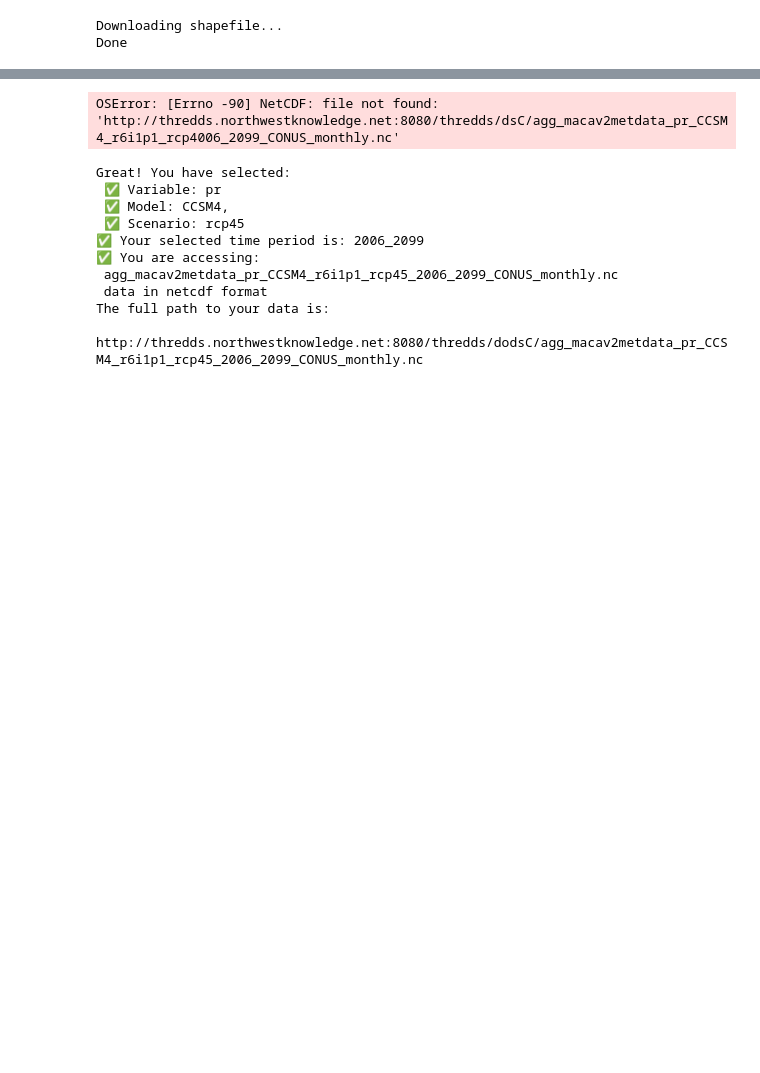
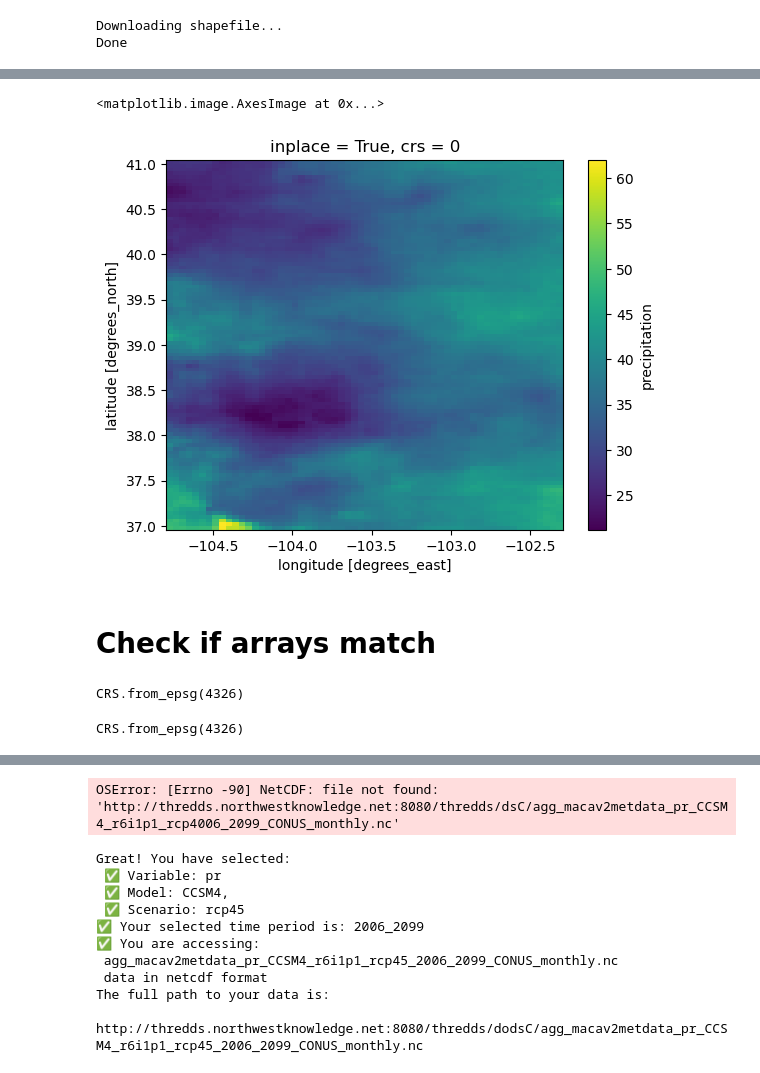
Before and after one commit to pth6570/earth-analytics-intro-final, a Jupyter notebook: final.ipynb, the cells around one changed output, grey strips where cells are left out. Drawn from its saved outputs; the diff is of its cells as text; code cells hidden in the pictures; blank space fills up the shorter version.

```diff
--- a/final.ipynb
+++ b/final.ipynb
@@ -236,0 +329,10 @@ aoi_clip_slope = aoi_slope.rio.clip(select_grassland_gdf.geometry)
+# %%
+# select_grassland_gdf.to_crs(CCSM4_rcp45_pr_da.rio.crs).plot()
+# maca_crs = CCSM4_2050_rcp45_pr_da.rio.crs
+CCSM4_2050_rcp45_pr_da = CCSM4_2050_rcp45_pr_da.assign_coords(lon =  CCSM4_2050_rcp45_pr_da.lon - 360, inplace=True)
+precipitation_da = CCSM4_2050_rcp45_pr_da.precipitation
+precipitation_da.rio.write_crs("epsg:4326", inplace=True)
+precipitation_da.rio.set_spatial_dims('lon','lat',inplace=True)
+# CCSM4_2050_rcp45_pr_da = CCSM4_rcp45_pr_da.rio.write_crs(da_crs)
+
+precipitation_da.mean('time').hvplot(rasterize=True) * select_grassland_gdf.hvplot()
@@ -236,0 +358,6 @@ aoi_clip_slope = aoi_slope.rio.clip(select_grassland_gdf.geometry)
+# %%
+# Clip to area of interest.
+CCSM4_2050_rcp45_pr_clip_da = precipitation_da.rio.clip_box(
+    *select_grassland_gdf.total_bounds
+)
+CCSM4_2050_rcp45_pr_clip_da
@@ -236,0 +382,15 @@ aoi_clip_slope = aoi_slope.rio.clip(select_grassland_gdf.geometry)
+# %%
+CCSM4_2050_rcp45_pr_clip_da.mean("time").plot.imshow(x='lon', y='lat')
+# %% [output]
+<matplotlib.image.AxesImage at 0x...>
+[figure, added]
+# %% [markdown]
+# Check if arrays match
+# %%
+merged_soil_da.rio.crs
+# %% [output]
+CRS.from_epsg(4326)
+# %%
+elev_clip_da.rio.crs
+# %% [output]
+CRS.from_epsg(4326)
```
Also changed, not shown: parts of 38 cells of this notebook.
